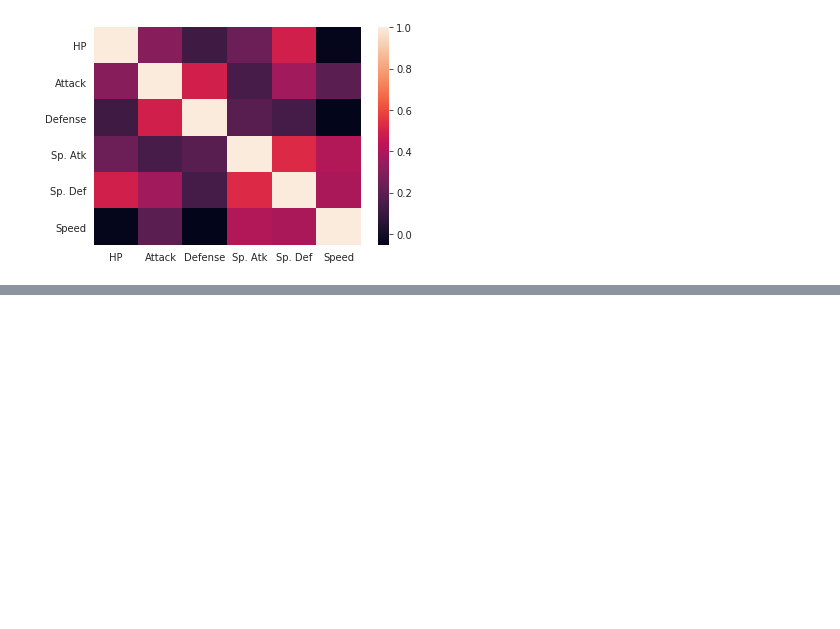
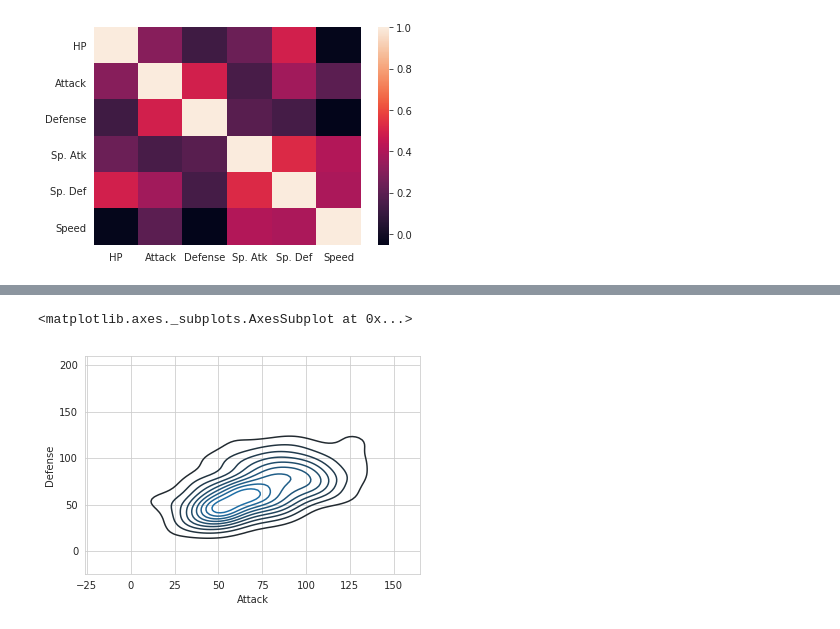
Before and after one commit to 0xamogh/pokemon-analysis, a Jupyter notebook: pokemon-anal.ipynb, the cells around one changed output, grey strips where cells are left out. Cells and saved outputs as stored; diff of their text form; code cells hidden in the pictures; blank space fills up the shorter version.

```diff
--- a/pokemon-anal.ipynb
+++ b/pokemon-anal.ipynb
@@ -117,0 +144,6 @@ sns.heatmap(corr)
+# %%
+# Density Plot
+sns.kdeplot(df.Attack, df.Defense)
+# %% [output]
+<matplotlib.axes._subplots.AxesSubplot at 0x...>
+[figure, added]
```
Also changed, not shown: parts of 4 cells of this notebook.
